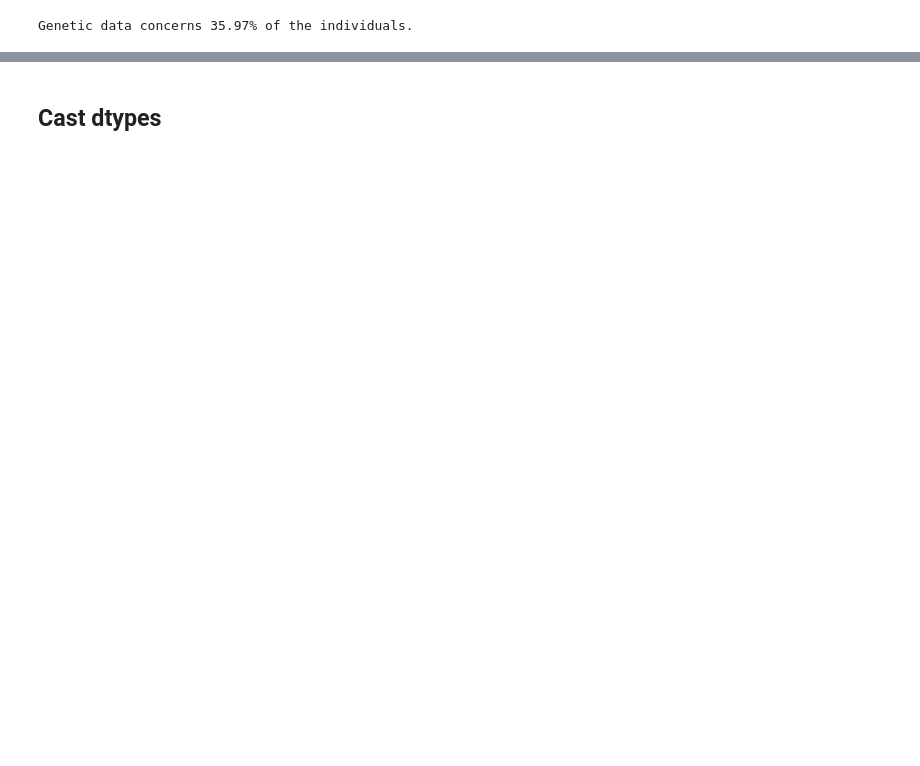
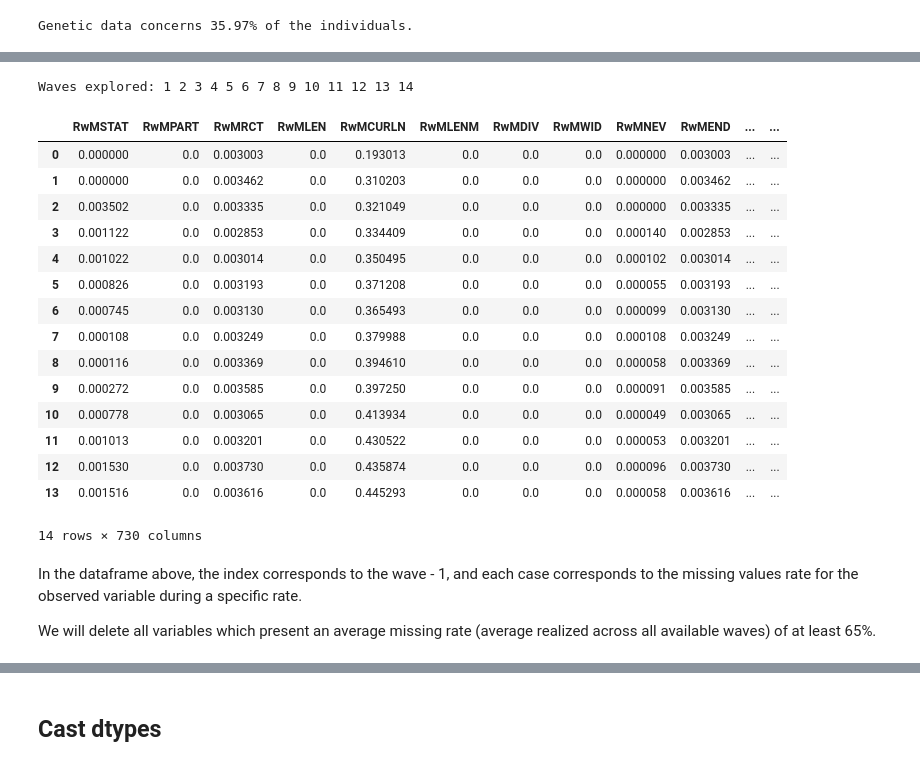
Before and after one commit to jveillon/Projet_Statapp, a Jupyter notebook: drop_sparse_columns.ipynb, the cells around one changed output, grey strips where cells are left out. Saved outputs shown, nothing was run; the diff lists cells and outputs as text; code cells hidden in the pictures; blank space fills up the shorter version.

```diff
--- a/drop_sparse_columns.ipynb
+++ b/drop_sparse_columns.ipynb
@@ -268,2 +224,65 @@ This graph highlights that our database presents many missing values. To conserv
+# %%
+temporal_variables = {}
+columns = [col for col in data.columns if "genetic_" not in col and col[1] in "123456789"]
+for col in columns:
+  char = col[0]
+  if col[2] in "01234":
+    wave = col[1:3]
+    suffix = col[3:]
+  else:
+    if col[2] in "56789":
+      print(col)
+      break
+    wave = col[1]
+    suffix = col[2:]
+  variable = char + 'w' + suffix
+
+  if variable in temporal_variables.keys():
+    temporal_variables[variable].append(int(wave))
+  else:
+    temporal_variables[variable] = [int(wave)]
+# %%
+temporal_variables_NaN = {}
+for var in temporal_variables.keys():
+  temporal_variables_NaN[var] = np.empty((14))
+  temporal_variables_NaN[var][:] = np.nan
+
+print("Waves explored:", end=" ")
+for wave in range(1, 15):
+  wave_columns = [var for var in temporal_variables.keys() if wave in temporal_variables[var]]
+  wave_columns_name = [col.replace('w', str(wave)) for col in wave_columns]
+  data_wave = data.loc[data[f"INW{wave}"]==1, wave_columns_name]
+  data_wave_NaN = data_wave.isna().sum()/data_wave.shape[0]
+
+  for var in wave_columns:
+    temporal_variables_NaN[var][wave-1] = data_wave_NaN[var.replace('w', str(wave))]
+  print(wave, end=" ")
+
+temporal_variables_NaN = pd.DataFrame(temporal_variables_NaN)
+# %% [output]
+Waves explored: 1 2 3 4 5 6 7 8 9 10 11 12 13 14
+# %%
+temporal_variables_NaN
+# %% [output]
+|  | RwMSTAT | RwMPART | RwMRCT | RwMLEN | RwMCURLN | RwMLENM | RwMDIV | RwMWID | RwMNEV | RwMEND | ... | ... |
+| 0 | 0.000000 | 0.0 | 0.003003 | 0.0 | 0.193013 | 0.0 | 0.0 | 0.0 | 0.000000 | 0.003003 | ... | ... |
+| 1 | 0.000000 | 0.0 | 0.003462 | 0.0 | 0.310203 | 0.0 | 0.0 | 0.0 | 0.000000 | 0.003462 | ... | ... |
+| 2 | 0.003502 | 0.0 | 0.003335 | 0.0 | 0.321049 | 0.0 | 0.0 | 0.0 | 0.000000 | 0.003335 | ... | ... |
+| 3 | 0.001122 | 0.0 | 0.002853 | 0.0 | 0.334409 | 0.0 | 0.0 | 0.0 | 0.000140 | 0.002853 | ... | ... |
+| 4 | 0.001022 | 0.0 | 0.003014 | 0.0 | 0.350495 | 0.0 | 0.0 | 0.0 | 0.000102 | 0.003014 | ... | ... |
+| 5 | 0.000826 | 0.0 | 0.003193 | 0.0 | 0.371208 | 0.0 | 0.0 | 0.0 | 0.000055 | 0.003193 | ... | ... |
+| 6 | 0.000745 | 0.0 | 0.003130 | 0.0 | 0.365493 | 0.0 | 0.0 | 0.0 | 0.000099 | 0.003130 | ... | ... |
+| 7 | 0.000108 | 0.0 | 0.003249 | 0.0 | 0.379988 | 0.0 | 0.0 | 0.0 | 0.000108 | 0.003249 | ... | ... |
+| 8 | 0.000116 | 0.0 | 0.003369 | 0.0 | 0.394610 | 0.0 | 0.0 | 0.0 | 0.000058 | 0.003369 | ... | ... |
+| 9 | 0.000272 | 0.0 | 0.003585 | 0.0 | 0.397250 | 0.0 | 0.0 | 0.0 | 0.000091 | 0.003585 | ... | ... |
+| 10 | 0.000778 | 0.0 | 0.003065 | 0.0 | 0.413934 | 0.0 | 0.0 | 0.0 | 0.000049 | 0.003065 | ... | ... |
+| 11 | 0.001013 | 0.0 | 0.003201 | 0.0 | 0.430522 | 0.0 | 0.0 | 0.0 | 0.000053 | 0.003201 | ... | ... |
+| 12 | 0.001530 | 0.0 | 0.003730 | 0.0 | 0.435874 | 0.0 | 0.0 | 0.0 | 0.000096 | 0.003730 | ... | ... |
+| 13 | 0.001516 | 0.0 | 0.003616 | 0.0 | 0.445293 | 0.0 | 0.0 | 0.0 | 0.000058 | 0.003616 | ... | ... |
+14 rows × 730 columns
+# %% [markdown]
+In the dataframe above, the index corresponds to the wave - 1, and each case corresponds to the missing values rate for the observed variable during a specific rate.
+
+We will delete all variables which present an average missing rate (average realized across all available waves) of at least 65%.
 # %%
 max_missing_values_rate = 0.65
```
Also changed, not shown: parts of 27 cells of this notebook.
